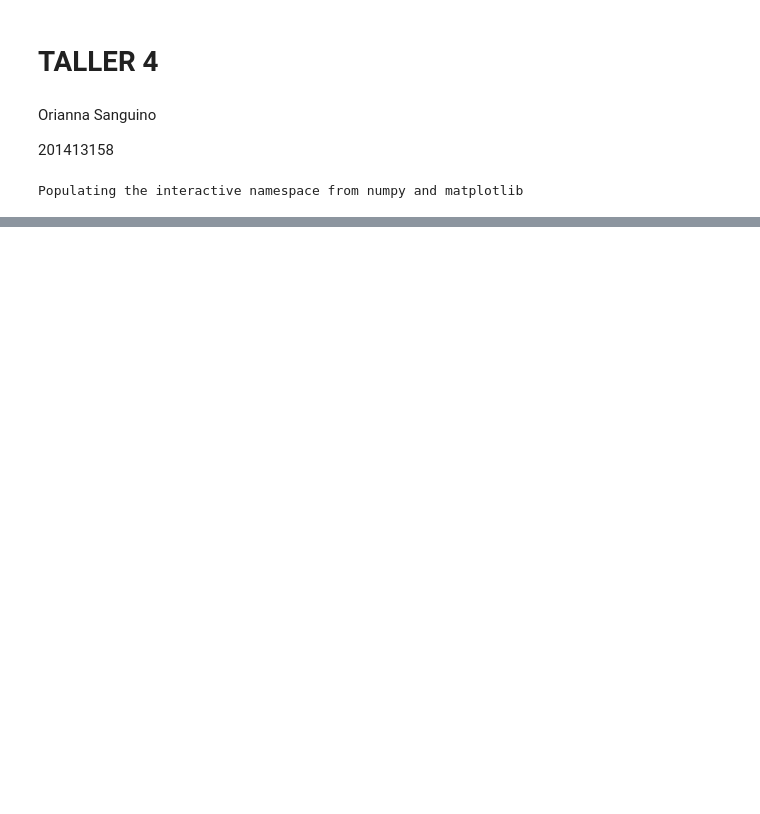
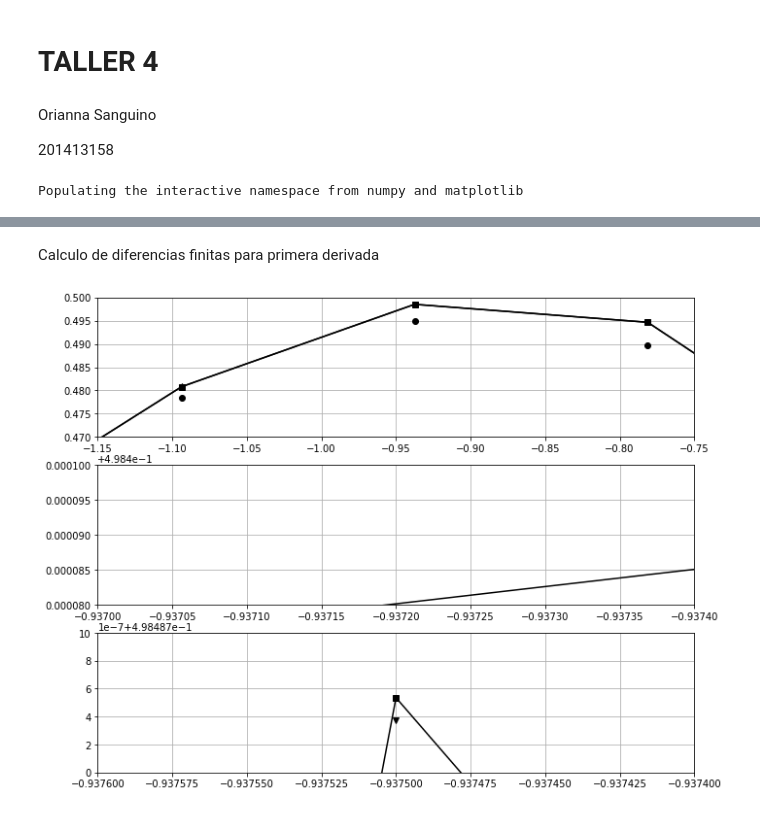
Before and after one commit to OriannaSanguino/Herramientas-Computacionales, a Jupyter notebook: 05_taller04/Taller4.ipynb, the cells around one changed output, grey strips where cells are left out. Drawn from its saved outputs; the diff is of its cells as text; code cells hidden in the pictures; blank space fills up the shorter version.

```diff
--- a/05_taller04/Taller4.ipynb
+++ b/05_taller04/Taller4.ipynb
@@ -66,0 +88,2 @@ NameError: name 'ut' is not defined
+# %%
+k = (2*np.pi/L)* np.concatenate(((linspace(0,(n/2-1),64)),(linspace((-n/2),-1,64))))
@@ -66,0 +98,47 @@ NameError: name 'ut' is not defined
+# %%
+u1exact = -(1/coship)*(np.tanh(x))
+u2exact = ((1/coship)-2)*(1/coship)**3
+# %% [markdown]
+Calculo de diferencias finitas para primera derivada
+# %%
+ux = linspace(0,n,n)
+ux[0] = (-3*u[0]+4*u[1]-u[2])/(2*dx)
+
+for j in range(2,(n-1)):
+    ux[j-1] = (u[j]-u[j-2])/(2*dx)
+
+ux[n-1] = (3*u[n-1]-4*u[n-2]+u[n-3])/(2*dx)
+# %%
+ux2 = linspace(0,n,n)
+ux2[0] = (-3*u[0]+4*u[1]-u[2])/(2*dx)
+ux2[1] = (-3*u[1]+4*u[2]-u[3])/(2*dx)
+
+for j in range(3,(n-2)):
+    ux2[j-1] = (-u[j+1]+8*u[j]-8*u[j-2]+u[j-3])/(12*dx)
+
+ux2[n-2] = (3*u[n-2]-4*u[n-3]+u[n-4])/(2*dx)
+ux2[n-1] = (3*u[n-1]-4*u[n-2]+u[n-3])/(2*dx)
+# %%
+figure(figsize=(11,9))
+subplot(3,1,1)
+plot(x,u1exact,'ks-',x,u1,'k',x,ux,'ko',x,ux2,'k*')
+axes = plt.gca()
+axes.set_xlim([-1.15,-0.75])
+axes.set_ylim([0.47,0.5])
+plt.grid()
+
+subplot(3,1,2)
+plot(x,u1exact,'ks-',x,u1,'kv',x,ux,'ko',x,ux2,'k*')
+axes = plt.gca()
+axes.set_xlim([-0.937,-0.9374])
+axes.set_ylim([0.49848,0.49850])
+plt.grid()
+
+subplot(3,1,3)
+plot(x,u1exact,'ks-',x,u1,'kv',x,ux,'ko',x,ux2,'k*')
+axes = plt.gca()
+axes.set_xlim([-0.9376,-0.9374])
+axes.set_ylim([0.498487,0.498488])
+plt.grid()
+# %% [output]
+[figure, added]
```
Also changed, not shown: parts of 45 cells of this notebook.
